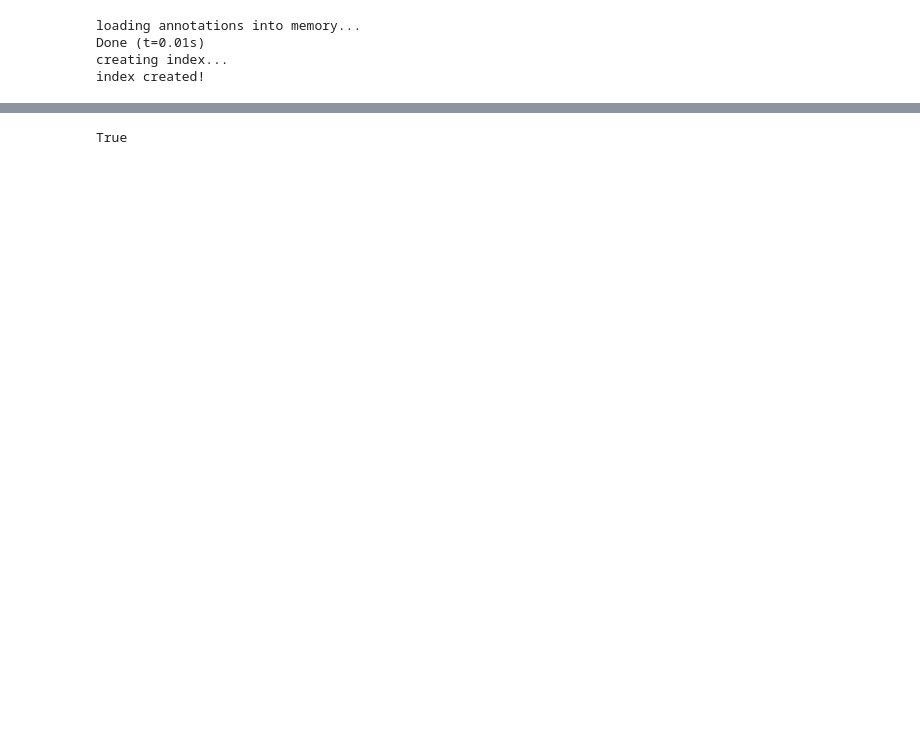
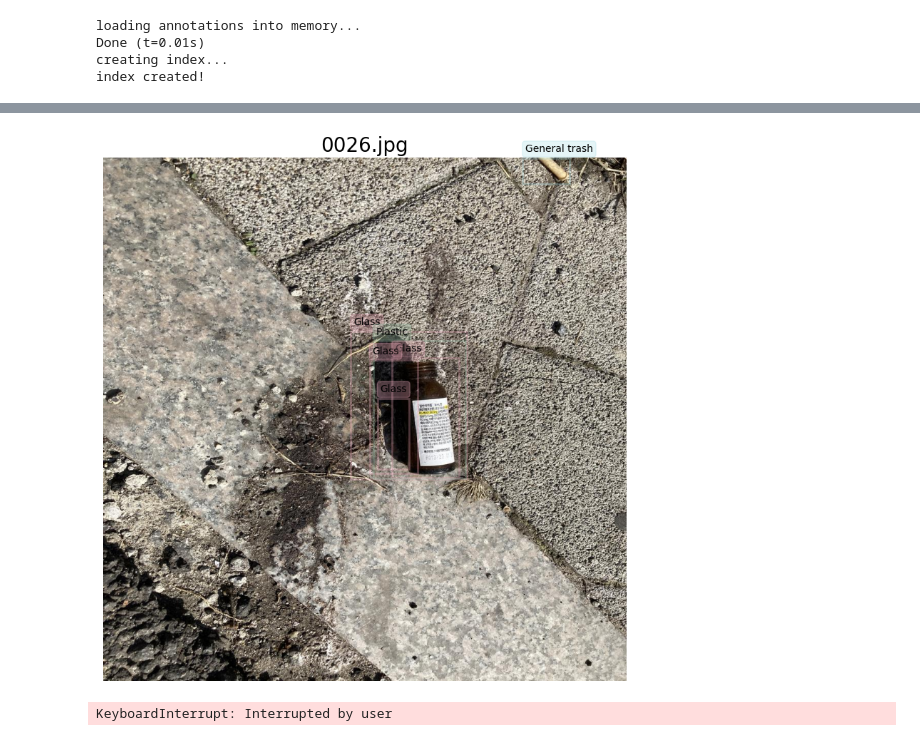
Before and after one commit to boostcampaitech6/level2-objectdetection-cv-02, a Jupyter notebook: mmdetection/faster_rcnn_inference.ipynb, the cells around one changed output, grey strips where cells are left out. Saved outputs shown, nothing was run; the diff lists cells and outputs as text; code cells hidden in the pictures; blank space fills up the shorter version.

```diff
--- a/mmdetection/faster_rcnn_inference.ipynb
+++ b/mmdetection/faster_rcnn_inference.ipynb
@@ -126,3 +145,61 @@ index created!
 # %%
+import os
+import json
+import pandas as pd
+from PIL import Image
+import matplotlib.pyplot as plt
+import matplotlib.patches as patches
+from IPython.display import clear_output
+
+plt.rcParams['figure.figsize'] = (8, 8)
+plt.rcParams['font.size'] = 12
+
+COLOR_MAP = [
+    (171, 222, 230), (203, 170, 203), (255, 255, 181), (255, 204, 182), (243, 176, 195),
+    (151, 193, 169), (254, 225, 232), (198, 219, 218), (255, 150, 138), (85, 203, 205)
+]
+CATEGORIES = (
+    "General trash", "Paper", "Paper pack", "Metal", "Glass",
+    "Plastic", "Styrofoam", "Plastic bag", "Battery", "Clothing"
+)
+
+#output_dir 변경
+output_dir = './work_dirs/cascade_rcnn_r50_fpn_1x_coco_aug1/submission_latest.csv'
+data_dir = '/data/ephemeral/home/dataset'
+start_num = 0
+
+
+df = pd.read_csv(output_dir)
+
+for i, bbox_info in enumerate(df.iloc[start_num:,0]):
+    bbox_info = bbox_info.split()
+    img_path = os.path.join(data_dir, df.iloc[i, 1])
+    img = Image.open(img_path).convert("RGB")
+    fig, ax = plt.subplots()
+    for j in range(len(bbox_info))[::6]:
+        cat_id, pred, bbox = int(bbox_info[j]), float(bbox_info[j+1]), list(map(float, bbox_info[j+2:j+6]))
+        cat_name = CATEGORIES[cat_id]
+        color = [num/255 for num in COLOR_MAP[cat_id%10]]
+
+        bbox_rect = patches.Rectangle(
+            (bbox[0], bbox[1]),
+            (bbox[2]-bbox[0]), (bbox[3]-bbox[1]),
+            linewidth=2,
+            edgecolor=color,
+            facecolor='none',
+            alpha=0.3
+        )
+        ax.add_patch(bbox_rect)
+        bbox_anno = plt.text(bbox[0]+5, bbox[1]-12, cat_name, fontsize=10)
+        bbox_anno.set_bbox(dict(facecolor=color, alpha=0.3, boxstyle='round,pad=0.3', edgecolor=color))
+    ax.imshow(img)
+    ax.axis('off')
+    ax.set_title(img_path.split('/')[-1], fontsize=20)
+    plt.tight_layout()
+    plt.show()
+
+    input()
+    clear_output(wait=True)
 # %% [output]
+[figure, added]
-True
+KeyboardInterrupt: Interrupted by user
```
Also changed, not shown: parts of 6 cells of this notebook.
